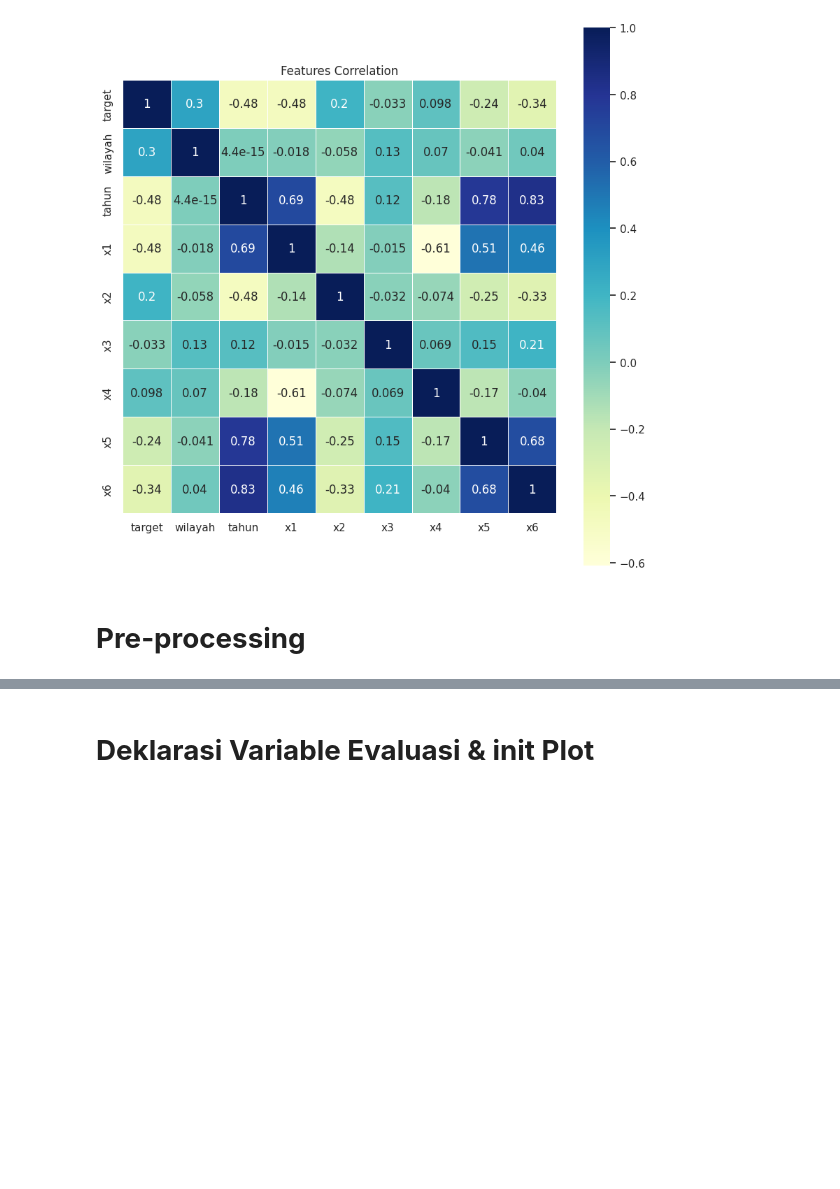
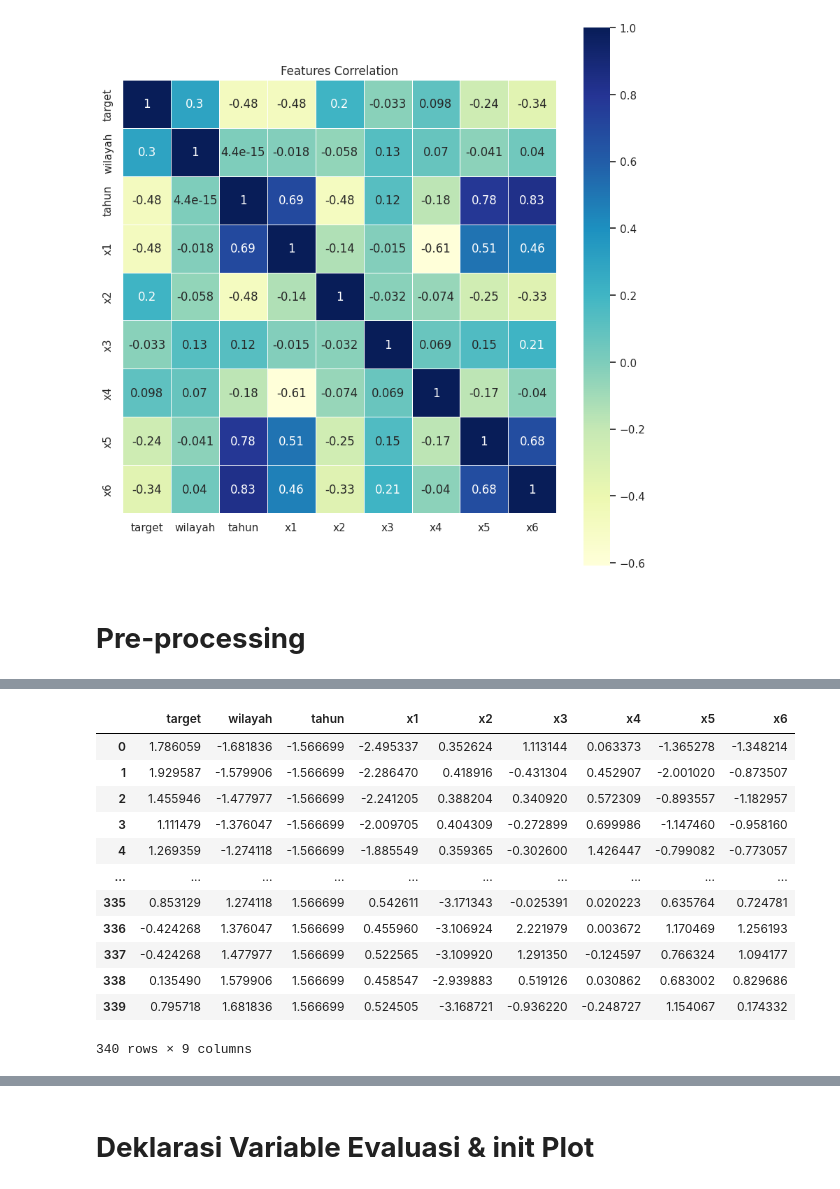
Before and after one commit to habib-roy/google-colab-source-code, a Jupyter notebook: Prediksi_Prevalensi_Stunting_menggunakan_OLS_Regresi.ipynb, the cells around one changed output, grey strips where cells are left out. Cells and saved outputs as stored; diff of their text form; code cells hidden in the pictures; blank space fills up the shorter version.

```diff
--- a/Prediksi_Prevalensi_Stunting_menggunakan_OLS_Regresi.ipynb
+++ b/Prediksi_Prevalensi_Stunting_menggunakan_OLS_Regresi.ipynb
@@ -124,0 +168,17 @@ Text(0.5, 1.0, 'Features Correlation')
+# %%
+# StandardScaler DataFrame
+pd.DataFrame(dataTerskala, columns=['target', 'wilayah', 'tahun', 'x1', 'x2', 'x3', 'x4', 'x5', 'x6'])
+# %% [output]
+|  | target | wilayah | tahun | x1 | x2 | x3 | x4 | x5 | x6 |
+| 0 | 1.786059 | -1.681836 | -1.566699 | -2.495337 | 0.352624 | 1.113144 | 0.063373 | -1.365278 | -1.348214 |
+| 1 | 1.929587 | -1.579906 | -1.566699 | -2.286470 | 0.418916 | -0.431304 | 0.452907 | -2.001020 | -0.873507 |
+| 2 | 1.455946 | -1.477977 | -1.566699 | -2.241205 | 0.388204 | 0.340920 | 0.572309 | -0.893557 | -1.182957 |
+| 3 | 1.111479 | -1.376047 | -1.566699 | -2.009705 | 0.404309 | -0.272899 | 0.699986 | -1.147460 | -0.958160 |
+| 4 | 1.269359 | -1.274118 | -1.566699 | -1.885549 | 0.359365 | -0.302600 | 1.426447 | -0.799082 | -0.773057 |
+| ... | ... | ... | ... | ... | ... | ... | ... | ... | ... |
+| 335 | 0.853129 | 1.274118 | 1.566699 | 0.542611 | -3.171343 | -0.025391 | 0.020223 | 0.635764 | 0.724781 |
+| 336 | -0.424268 | 1.376047 | 1.566699 | 0.455960 | -3.106924 | 2.221979 | 0.003672 | 1.170469 | 1.256193 |
+| 337 | -0.424268 | 1.477977 | 1.566699 | 0.522565 | -3.109920 | 1.291350 | -0.124597 | 0.766324 | 1.094177 |
+| 338 | 0.135490 | 1.579906 | 1.566699 | 0.458547 | -2.939883 | 0.519126 | 0.030862 | 0.683002 | 0.829686 |
+| 339 | 0.795718 | 1.681836 | 1.566699 | 0.524505 | -3.168721 | -0.936220 | -0.248727 | 1.154067 | 0.174332 |
+340 rows × 9 columns
```
Also changed, not shown: parts of 9 cells of this notebook.
